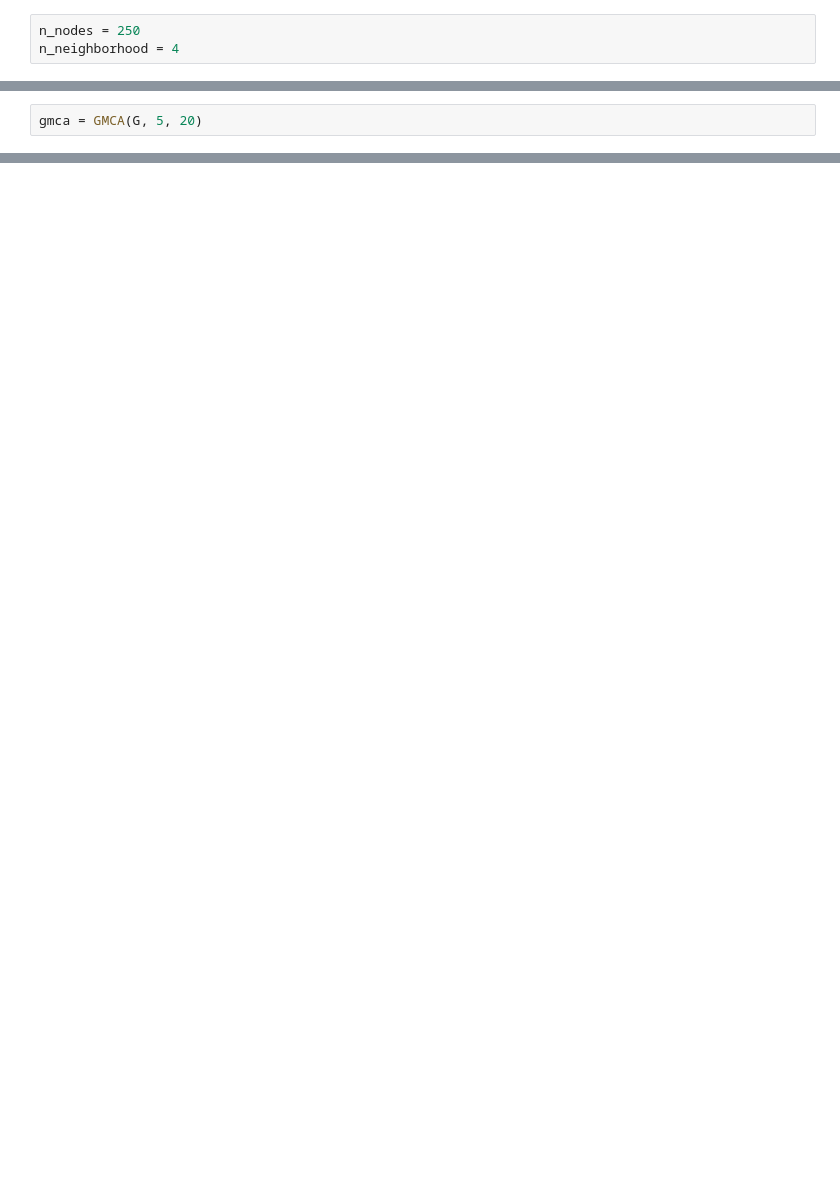
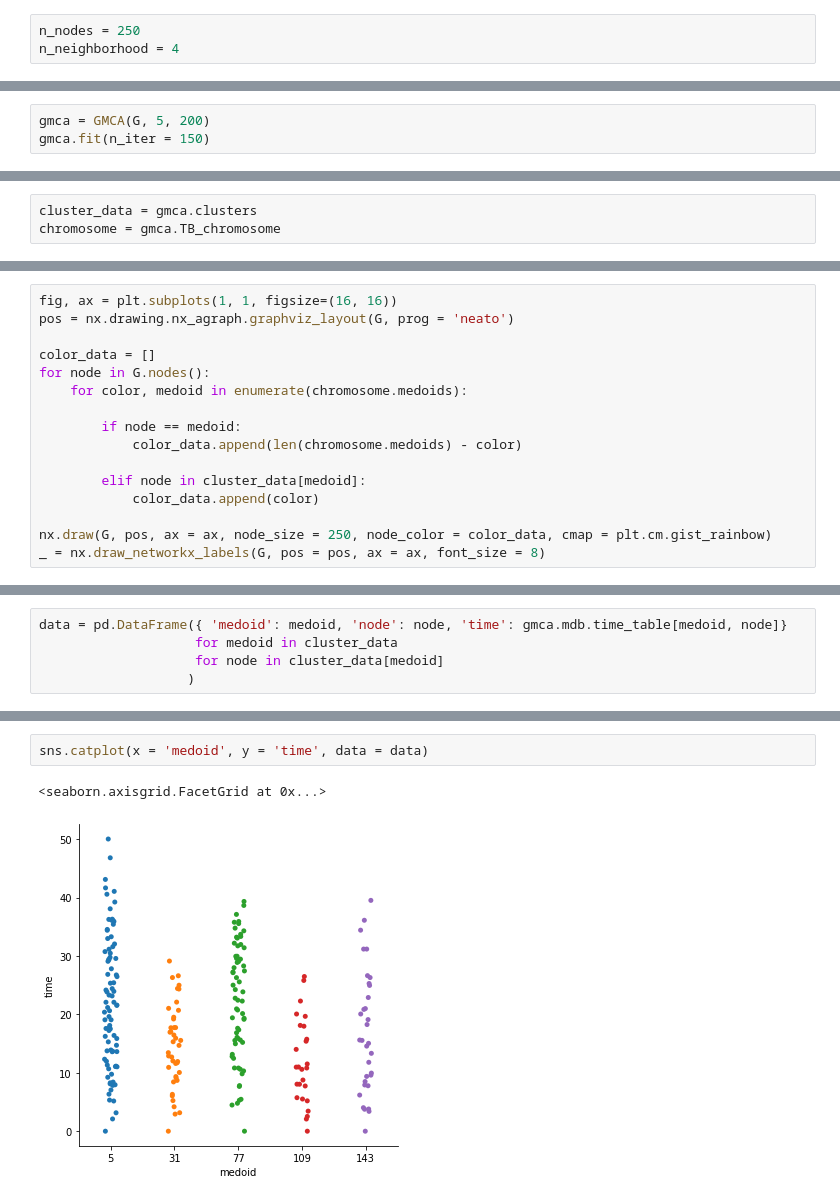
Before and after one commit to SvNext/GMCA, a Jupyter notebook: main.ipynb, the cells around one changed output, grey strips where cells are left out. Saved outputs shown, nothing was run; the diff lists cells and outputs as text; blank space fills up the shorter version.

```diff
--- a/main.ipynb
+++ b/main.ipynb
@@ -83,3 +106,4 @@ from gmca.genetic_algorithm import GMCA
 # %%
-gmca = GMCA(G, 5, 20)
+gmca = GMCA(G, 5, 200)
+gmca.fit(n_iter = 150)
 # %% [output]
@@ -86,0 +127,3 @@ TypeError: 'type' object is not subscriptable
+# %%
+cluster_data = gmca.clusters
+chromosome = gmca.TB_chromosome
@@ -86,0 +138,16 @@ TypeError: 'type' object is not subscriptable
+# %%
+fig, ax = plt.subplots(1, 1, figsize=(16, 16))
+pos = nx.drawing.nx_agraph.graphviz_layout(G, prog = 'neato')
+
+color_data = []
+for node in G.nodes():
+    for color, medoid in enumerate(chromosome.medoids):
+
+        if node == medoid:
+            color_data.append(len(chromosome.medoids) - color)
+
+        elif node in cluster_data[medoid]:
+            color_data.append(color)
+
+nx.draw(G, pos, ax = ax, node_size = 250, node_color = color_data, cmap = plt.cm.gist_rainbow)
+_ = nx.draw_networkx_labels(G, pos = pos, ax = ax, font_size = 8)
@@ -86,0 +156,5 @@ TypeError: 'type' object is not subscriptable
+# %%
+data = pd.DataFrame({ 'medoid': medoid, 'node': node, 'time': gmca.mdb.time_table[medoid, node]}
+                    for medoid in cluster_data
+                    for node in cluster_data[medoid]
+                   )
@@ -86,0 +172,5 @@ TypeError: 'type' object is not subscriptable
+# %%
+sns.catplot(x = 'medoid', y = 'time', data = data)
+# %% [output]
+<seaborn.axisgrid.FacetGrid at 0x...>
+[figure, added]
```
Also changed, not shown: parts of 26 cells of this notebook, 11 other files.
